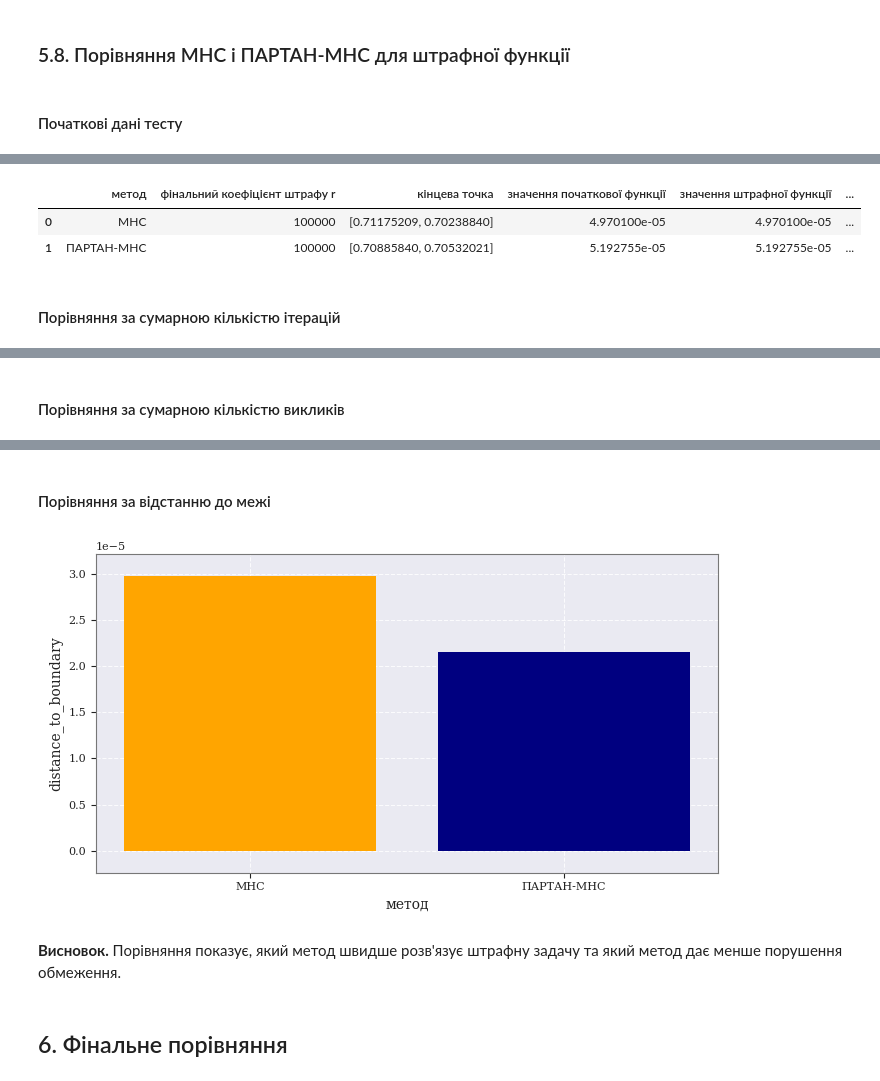
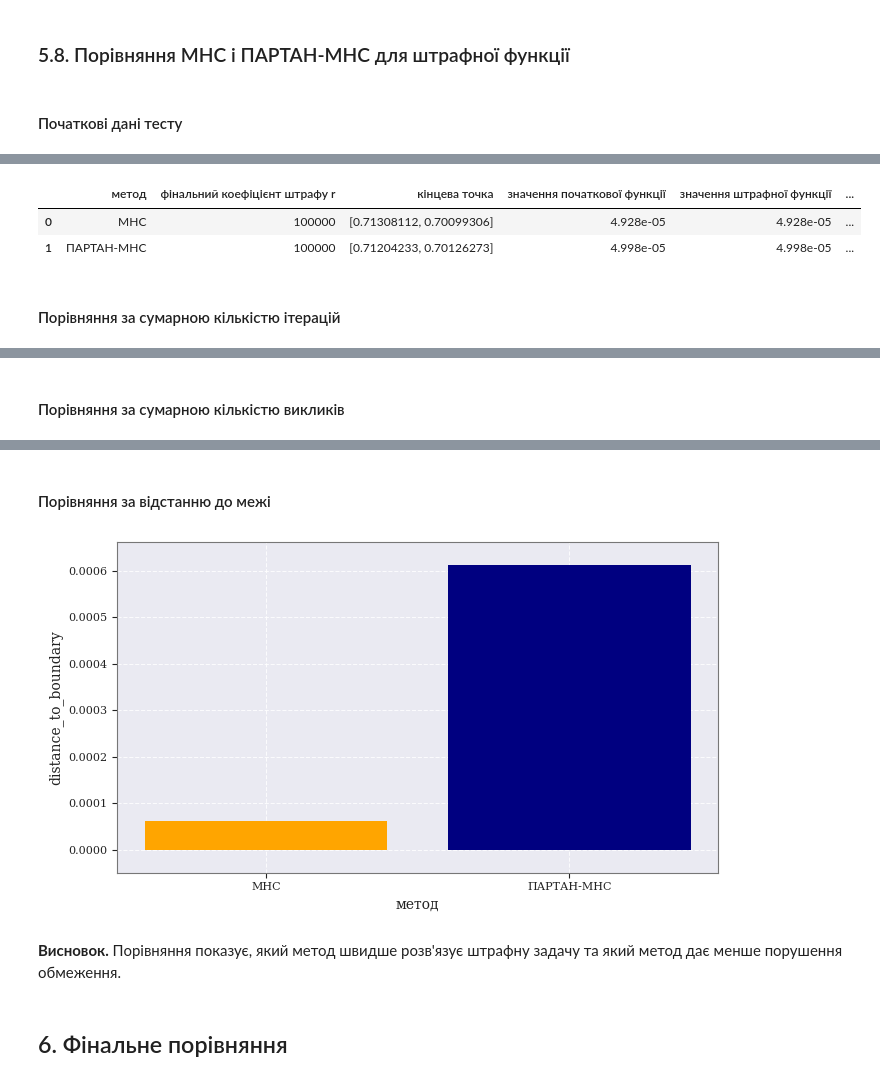
Before and after one commit to sburdiug/my_optimization_methods, a Jupyter notebook: cw/partan_mns_experiments.ipynb, the cells around one changed output, grey strips where cells are left out. Drawn from its saved outputs; the diff is of its cells as text; code cells hidden in the pictures.

```diff
--- a/cw/partan_mns_experiments.ipynb
+++ b/cw/partan_mns_experiments.ipynb
@@ -586,4 +665,6 @@ plt.show()
 # %%
+base_params["derivative_h"] = 1e-3
+display(Markdown("**Оновлення після 4.1:** base_params[derivative_h] = 0.001"))
 display(Markdown("### 4.2. \u0412\u043f\u043b\u0438\u0432 \u0441\u0445\u0435\u043c\u0438 \u0447\u0438\u0441\u0435\u043b\u044c\u043d\u043e\u0433\u043e \u0434\u0438\u0444\u0435\u0440\u0435\u043d\u0446\u0456\u044e\u0432\u0430\u043d\u043d\u044f"))
 show_test_initial_data(
     "\u0412\u043f\u043b\u0438\u0432 \u0441\u0445\u0435\u043c\u0438 \u0447\u0438\u0441\u0435\u043b\u044c\u043d\u043e\u0433\u043e \u0434\u0438\u0444\u0435\u0440\u0435\u043d\u0446\u0456\u044e\u0432\u0430\u043d\u043d\u044f",
@@ -1228,14 +1319,16 @@ display(Markdown("**Висновок.** Графіки збіжності пок
 ### 5.2. Вплив коефіцієнта штрафу r
 # %%
 R_VALUES = (1, 10, 100, 1000, 10000, 100000)
+penalty_base_params = build_tuned_params(BASE_PARAMS)
 show_test_initial_data(
     "\u0412\u043f\u043b\u0438\u0432 \u043a\u043e\u0435\u0444\u0456\u0446\u0456\u0454\u043d\u0442\u0430 \u0448\u0442\u0440\u0430\u0444\u0443 r",
     varied_parameter="r",
     varied_values=R_VALUES,
     methods=list(METHODS),
     extra_rows=[{"parameter": "\u043e\u0431\u043c\u0435\u0436\u0435\u043d\u043d\u044f", "value": "x1^2 + x2^2 - 1 <= 0"}],
+    params=penalty_base_params,
 )
-penalty_tables = compare_penalty_methods(base_params=base_params, r_values=R_VALUES)
+penalty_tables = compare_penalty_methods(base_params=penalty_base_params, r_values=R_VALUES)
 penalty_long = pd.concat(
     [table.assign(method=method_name) for method_name, table in penalty_tables.items()],
     ignore_index=True,
@@ -1493,13 +1589,14 @@ show_test_initial_data(
     varied_values=R_VALUES,
     methods=list(METHODS),
     extra_rows=[{"parameter": "\u043e\u0431\u043c\u0435\u0436\u0435\u043d\u043d\u044f", "value": "x1^2 + x2^2 - 1 <= 0"}],
+    params=penalty_base_params,
 )
-def penalty_stage_trajectories(stage_callable, start_point, penalty_values):
+def penalty_stage_trajectories(stage_callable, start_point, penalty_values, stage_params):
     current_point = np.asarray(start_point, dtype=float).reshape(-1)
     collected_stage_records = []
     for stage_value in penalty_values:
         penalty_function = make_external_penalty_function(power_function, [circle_constraint], stage_value)
-        stage_result = stage_callable(penalty_function, current_point, **base_params)
+        stage_result = stage_callable(penalty_function, current_point, **stage_params)
         stage_path = np.asarray(stage_result["points"], dtype=float)
         collected_stage_records.append((stage_value, stage_path))
         current_point = np.asarray(stage_result["x_final"], dtype=float).reshape(-1)
@@ -1512,7 +1609,7 @@ stage_color_values = plt.get_cmap("viridis")(np.linspace(0.1, 0.9, len(R_VALUES)
 for stage_method_name, stage_callable in stage_method_map.items():
     fig, ax = plt.subplots(figsize=(7, 7))
     plot_circle_constraint(ax)
-    method_stage_records = penalty_stage_trajectories(stage_callable, X_START, R_VALUES)
+    method_stage_records = penalty_stage_trajectories(stage_callable, X_START, R_VALUES, penalty_base_params)
     method_limit_points = [np.asarray(X_START, dtype=float).reshape(1, 2), np.array([[1.0, 1.0]], dtype=float)]
     for stage_record, stage_color in zip(method_stage_records, stage_color_values):
         stage_value, stage_path = stage_record
@@ -1545,7 +1642,7 @@ plot_circle_constraint(ax)
 combined_color_by_method = {"МНС": "orange", "ПАРТАН-МНС": "navy"}
 combined_limit_points = [np.asarray(X_START, dtype=float).reshape(1, 2), np.array([[1.0, 1.0]], dtype=float)]
 for combined_method_name, combined_callable in stage_method_map.items():
-    combined_records = penalty_stage_trajectories(combined_callable, X_START, R_VALUES)
+    combined_records = penalty_stage_trajectories(combined_callable, X_START, R_VALUES, penalty_base_params)
     combined_path = np.vstack(
         [path_part if record_index == 0 else path_part[1:] for record_index, (_, path_part) in enumerate(combined_records)]
     )
@@ -1620,9 +1717,10 @@ show_test_initial_data(
     varied_values=[format_vector(point) for point in penalty_start_points],
     methods=list(METHODS),
     extra_rows=[{"parameter": "\u0437\u043d\u0430\u0447\u0435\u043d\u043d\u044f r", "value": "1, 10, 100, 1000, 10000"}],
+    params=penalty_base_params,
 )
 start_point_table = compare_penalty_start_points(
-    base_params=base_params,
+    base_params=penalty_base_params,
     start_points=penalty_start_points,
     r_values=(1, 10, 100, 1000, 10000),
 )
@@ -1648,12 +1746,12 @@ for start_metric_name, start_y_label in [
     plt.tight_layout()
     plt.show()
 
-def penalty_optimization_points(start_callable, start_point, penalty_values):
+def penalty_optimization_points(start_callable, start_point, penalty_values, optimization_params):
     current_point = np.asarray(start_point, dtype=float).reshape(-1)
     collected_path = []
     for penalty_value in penalty_values:
         penalty_function = make_external_penalty_function(power_function, [circle_constraint], penalty_value)
-        penalty_result = start_callable(penalty_function, current_point, **base_params)
+        penalty_result = start_callable(penalty_function, current_point, **optimization_params)
         current_path = np.asarray(penalty_result["points"], dtype=float)
         if collected_path:
             current_path = current_path[1:]
@@ -1670,7 +1768,7 @@ for start_method_name, start_callable in METHODS.items():
     fig, ax = plt.subplots(figsize=(8, 6))
     plot_circle_constraint(ax)
     for start_index, (candidate_point, point_color) in enumerate(zip(start_points_array, start_color_values), start=1):
-        trajectory_path = penalty_optimization_points(start_callable, candidate_point, trajectory_r_values)
+        trajectory_path = penalty_optimization_points(start_callable, candidate_point, trajectory_r_values, penalty_base_params)
         mark_every = max(1, len(trajectory_path) // 20)
         ax.plot(
             trajectory_path[:, 0],
@@ -1742,8 +1836,10 @@ display(Markdown("**Conclusion.** The starting point mainly changes the computat
 show_test_initial_data(
     "\u041f\u043e\u0440\u0456\u0432\u043d\u044f\u043d\u043d\u044f \u041c\u041d\u0421 \u0456 \u041f\u0410\u0420\u0422\u0410\u041d-\u041c\u041d\u0421 \u0434\u043b\u044f \u0448\u0442\u0440\u0430\u0444\u043d\u043e\u0457 \u0444\u0443\u043d\u043a\u0446\u0456\u0457",
     varied_parameter="r",
+
     varied_values=R_VALUES,
     methods=list(penalty_tables),
+    params=penalty_base_params,
 )
 penalty_summary = pd.DataFrame([
     penalty_experiment_summary(table, method=method_name)
@@ -1781,6 +1877,6 @@ display(Markdown("**Висновок.** Порівняння показує, я
 | 13 | base_params[sven_alpha] | 0.01 |
 | 14 | base_params[stop_criterion] | combined |
 |  | метод | фінальний коефіцієнт штрафу r | кінцева точка | значення початкової функції | значення штрафної функції | ... |
-| 0 | МНС | 100000 | [0.71175209, 0.70238840] | 4.970100e-05 | 4.970100e-05 | ... |
-| 1 | ПАРТАН-МНС | 100000 | [0.70885840, 0.70532021] | 5.192755e-05 | 5.192755e-05 | ... |
+| 0 | МНС | 100000 | [0.71308112, 0.70099306] | 4.928e-05 | 4.928e-05 | ... |
+| 1 | ПАРТАН-МНС | 100000 | [0.71204233, 0.70126273] | 4.998e-05 | 4.998e-05 | ... |
 #### Порівняння за сумарною кількістю ітерацій
@@ -1790,5 +1886,5 @@ display(Markdown("**Висновок.** Порівняння показує, я
 #### Порівняння за відстанню до межі
-[figure, old version]
+[figure, new version]
 **Висновок.** Порівняння показує, який метод швидше розв'язує штрафну задачу та який метод дає менше порушення обмеження.
 # %% [markdown]
 ## 6. Фінальне порівняння
```
Also changed, not shown: parts of 26 cells of this notebook, 1 other file.
